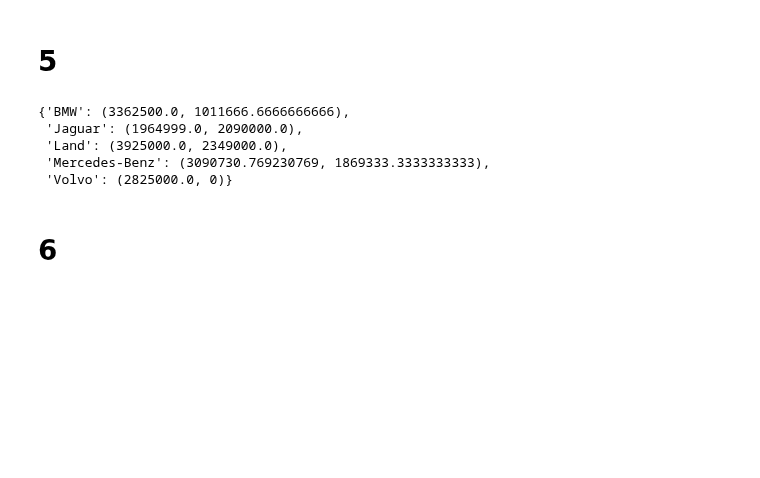
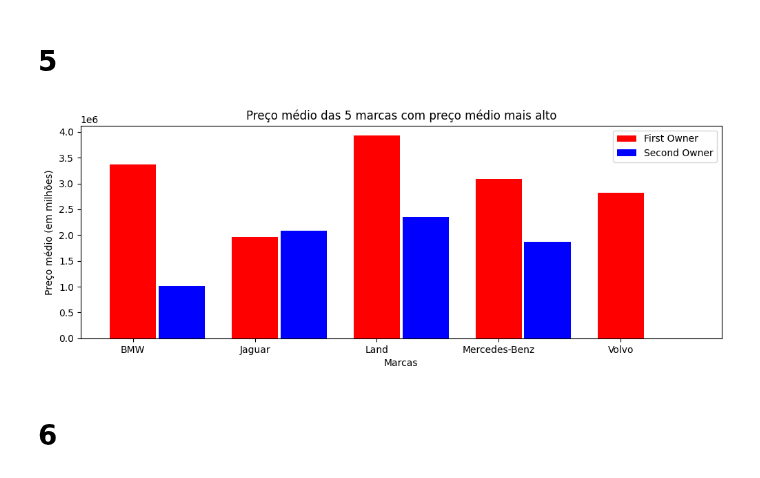
Before and after one commit to mathemaia/studies, a Jupyter notebook: Python/Jupyter/TI2-POD/MatheusMaiaDaSilva.ipynb, the cells around one changed output. Drawn from its saved outputs; the diff is of its cells as text; code cells hidden in the pictures; blank space fills up the shorter version.

```diff
--- a/Python/Jupyter/TI2-POD/MatheusMaiaDaSilva.ipynb
+++ b/Python/Jupyter/TI2-POD/MatheusMaiaDaSilva.ipynb
@@ -172,42 +211,49 @@ for marca in valor_medio.keys():
                 first_owner.append(row[7])
                 qtd_first += 1
             # Separa os valores de Second Owner
             if row[5] == 'Second Owner':
                 second_owner.append(row[7])
                 qtd_second += 1
 
     # Separa os valores em tuplas e grava em um dicionário auxiliar evitando 'nan' na saída
     if len(first_owner) == 0 or len(second_owner) == 0:
         if len(first_owner) == 0:
             aux.update({marca: (0, pd.Series(second_owner, dtype=int).mean())})
         if len(second_owner) == 0:
             aux.update({marca: (pd.Series(first_owner, dtype=int).mean(), 0)})
     else:
         aux.update({marca: (pd.Series(first_owner, dtype=int).mean(), pd.Series(second_owner, dtype=int).mean())})
 
 
 
 # Insere os dados do dicionário auxiliar no dicionário que será usado para plotar o gráfico
 dados_grafico = {}
 for i, nome in enumerate(aux.keys()):
     if i < 5:
         dados_grafico.update({nome: aux[nome]})
 
 # Organiza o dicionário por ordem alfabética das chaves
 dados_grafico = dict(sorted(dados_grafico.items()))
 
 
 
 # Plotagem do gráfico de barras
+x = list(dados_grafico.keys())
+y1 = list(map(lambda x: dados_grafico.get(x)[0], dados_grafico))
+y2 = list(map(lambda x: dados_grafico.get(x)[1], dados_grafico))
+
+# Configuração do gráfico
+fig, ax = plt.subplots(figsize =(12, 4))
+ax.bar(x, y1, width=0.38, color='r', label='First Owner')
+ax.bar(np.arange(len(x)) + 0.4, y2, width=0.38, color='b', label='Second Owner')
+
+
+ax.set_title('Preço médio das 5 marcas com preço médio mais alto')
+ax.set_xlabel('Marcas')
+ax.set_ylabel('Preço médio (em milhões)')
+ax.legend()
+plt.show()
+# %% [output]
+[figure, added]
-# %%
-
-
-dados_grafico
-# %% [output]
-{'BMW': (3362500.0, 1011666.6666666666),
- 'Jaguar': (1964999.0, 2090000.0),
- 'Land': (3925000.0, 2349000.0),
- 'Mercedes-Benz': (3090730.769230769, 1869333.3333333333),
- 'Volvo': (2825000.0, 0)}
 # %% [markdown]
 # 6
```
Also changed, not shown: parts of 11 cells of this notebook, 1 other file.
